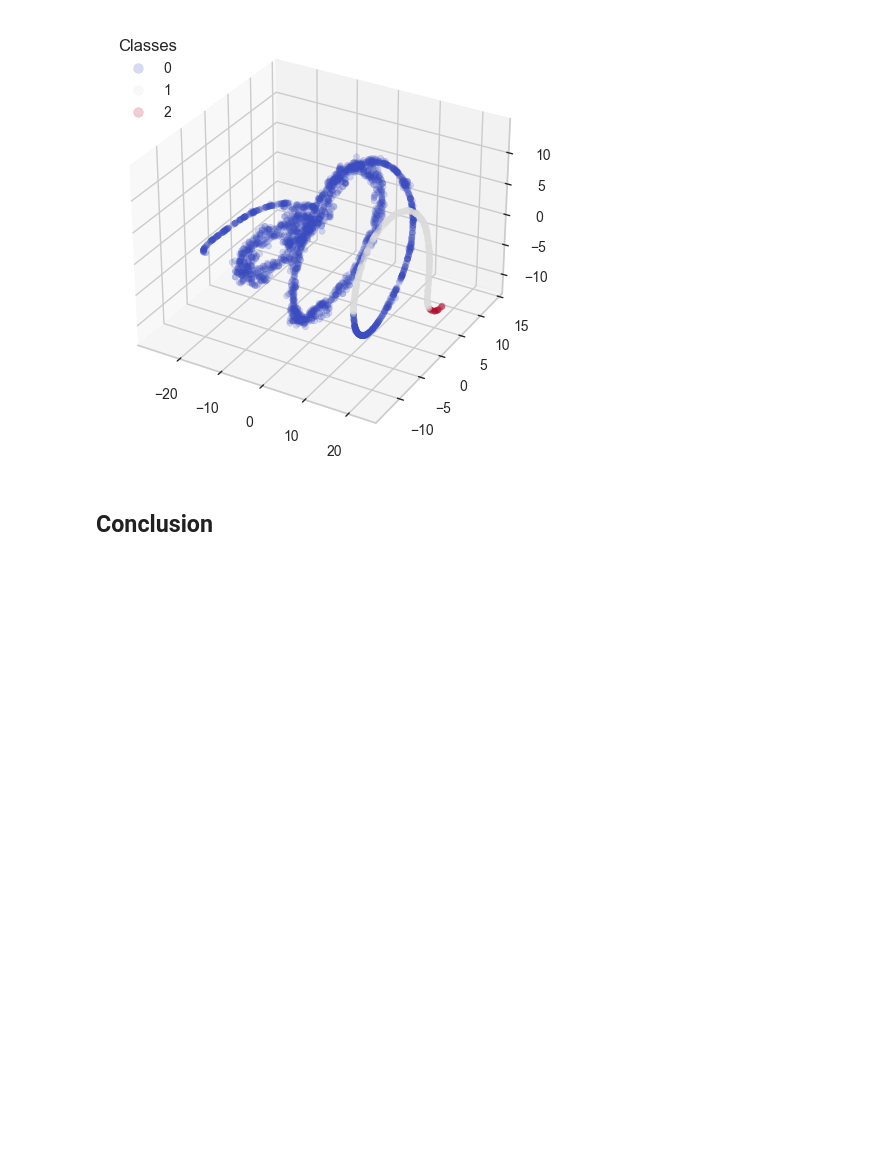
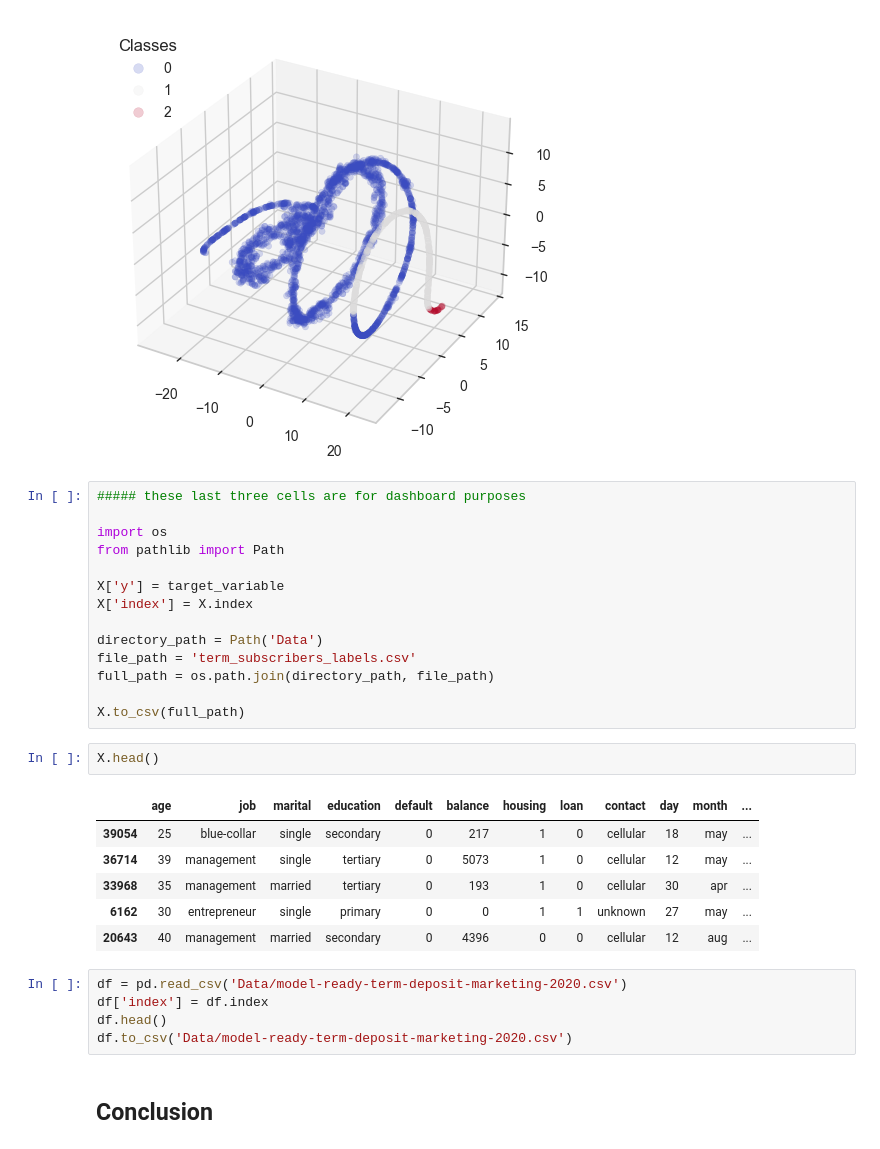
Before and after one commit to SmittyB00p/YeWM9P1Uy7KvrKRS, a Jupyter notebook: models.ipynb, the cells around one changed output. Drawn from its saved outputs; the diff is of its cells as text; blank space fills up the shorter version.

Commit message:
models notebook final touches

```diff
--- a/models.ipynb
+++ b/models.ipynb
@@ -1162,6 +1162,34 @@ legend1 = ax.legend(*scatter.legend_elements(),
 plt.show()
 # %% [output]
 [figure]
+# %%
+##### these last three cells are for dashboard purposes
+
+import os
+from pathlib import Path
+
+X['y'] = target_variable
+X['index'] = X.index
+
+directory_path = Path('Data')
+file_path = 'term_subscribers_labels.csv'
+full_path = os.path.join(directory_path, file_path)
+
+X.to_csv(full_path)
+# %%
+X.head()
+# %% [output]
+|  | age | job | marital | education | default | balance | housing | loan | contact | day | month | ... |
+| 39054 | 25 | blue-collar | single | secondary | 0 | 217 | 1 | 0 | cellular | 18 | may | ... |
+| 36714 | 39 | management | single | tertiary | 0 | 5073 | 1 | 0 | cellular | 12 | may | ... |
+| 33968 | 35 | management | married | tertiary | 0 | 193 | 1 | 0 | cellular | 30 | apr | ... |
+| 6162 | 30 | entrepreneur | single | primary | 0 | 0 | 1 | 1 | unknown | 27 | may | ... |
+| 20643 | 40 | management | married | secondary | 0 | 4396 | 0 | 0 | cellular | 12 | aug | ... |
+# %%
+df = pd.read_csv('Data/model-ready-term-deposit-marketing-2020.csv')
+df['index'] = df.index
+df.head()
+df.to_csv('Data/model-ready-term-deposit-marketing-2020.csv')
 # %% [markdown]
 ## Conclusion
 # %% [markdown]
```
Also changed, not shown: parts of 6 cells of this notebook.
